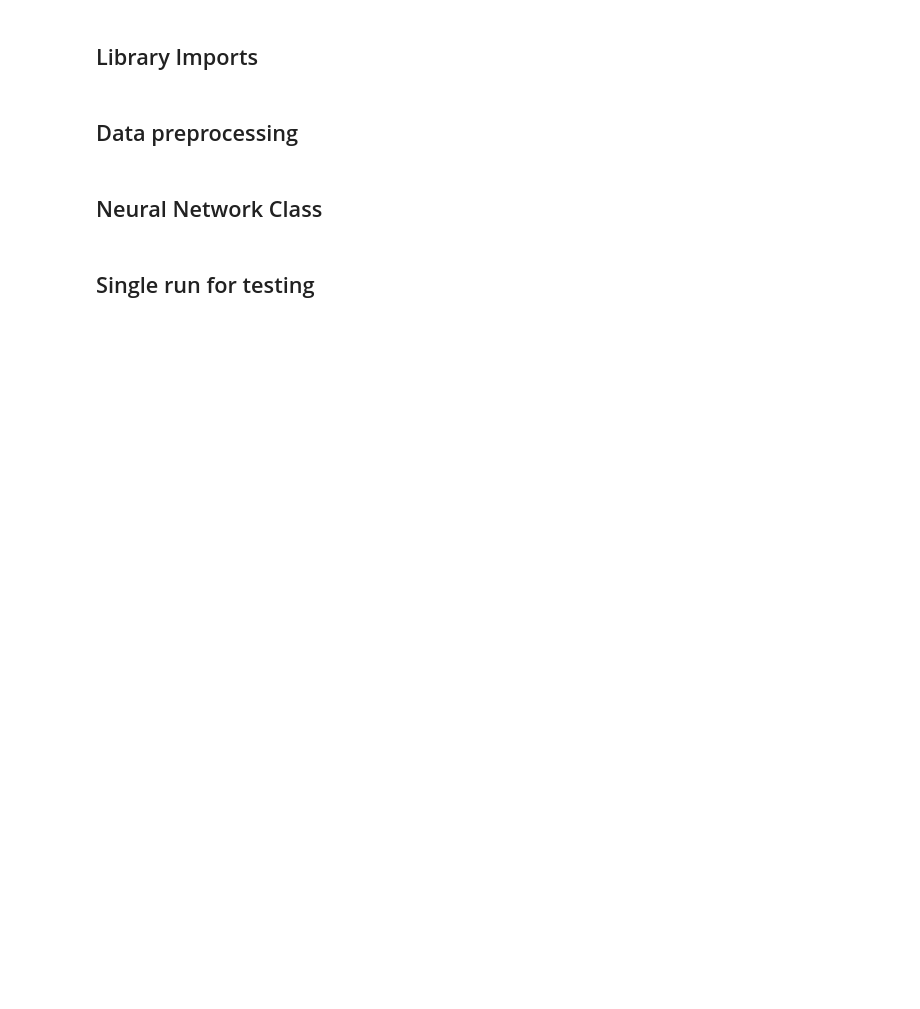
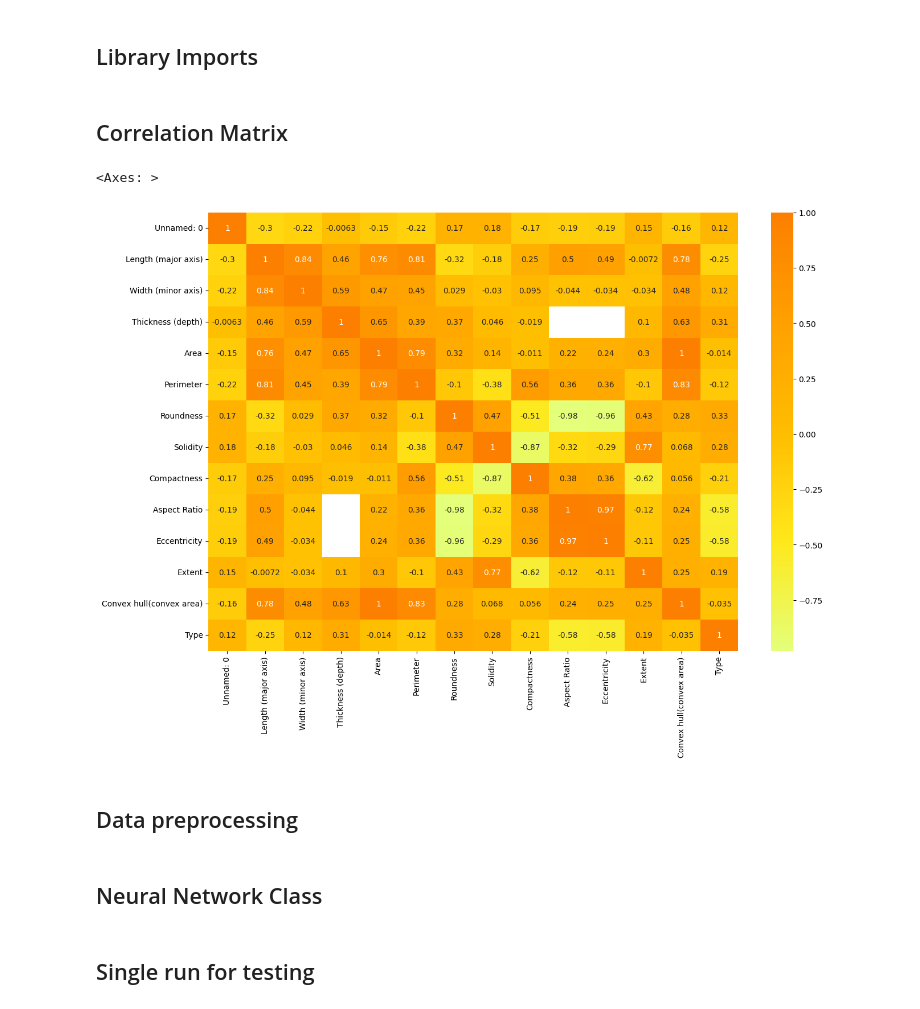
Before and after one commit to SharkmanZA/Almond-classification, a Jupyter notebook: main.ipynb, the cells around one changed output. Saved outputs shown, nothing was run; the diff lists cells and outputs as text; code cells hidden in the pictures; blank space fills up the shorter version.

```diff
--- a/main.ipynb
+++ b/main.ipynb
@@ -19,4 +19,18 @@ from sklearn.preprocessing import StandardScaler
 from sklearn.model_selection import train_test_split, KFold
+# %%
+df = pd.read_csv("Almond.csv")
+df_features = df.copy()
+# %% [markdown]
+## Correlation Matrix
+# %%
+df_corr = df.copy()
+encoder = LabelEncoder()
+df_corr['Type'] = encoder.fit_transform(df_corr['Type'])
+plt.gcf().set_size_inches(15, 10)
+sns.heatmap(df_corr.corr(), annot=True, cmap='Wistia')
+# %% [output]
+<Axes: >
+[figure, added]
 # %% [markdown]
 ## Data preprocessing
 # %%
```
Also changed, not shown: parts of 7 cells of this notebook, 2 other files.
